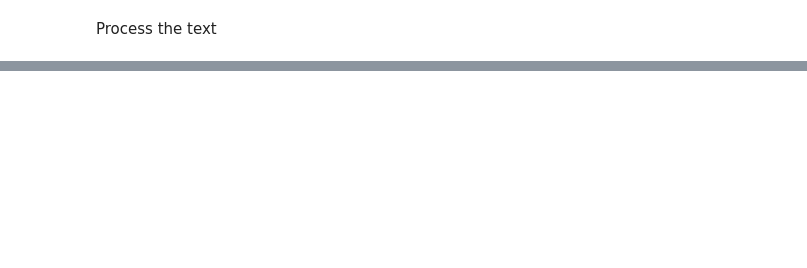
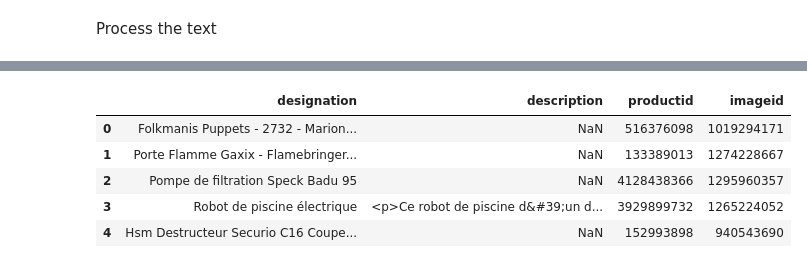
Before and after one commit to gatienc/multimodal_product_data_classification, a Jupyter notebook: notebooks/leon_text_model.ipynb, the cells around one changed output, grey strips where cells are left out. Saved outputs shown, nothing was run; the diff lists cells and outputs as text; code cells hidden in the pictures; blank space fills up the shorter version.

```diff
--- a/notebooks/leon_text_model.ipynb
+++ b/notebooks/leon_text_model.ipynb
@@ -213,0 +213,12 @@ Predicted Label: 2583
+# %%
+X_test = pd.read_csv(filepath+'X_test.csv')
+X_test=X_test.drop(columns="Unnamed: 0")
+# %%
+X_test.head()
+# %% [output]
+|  | designation | description | productid | imageid |
+| 0 | Folkmanis Puppets - 2732 - Marion... | NaN | 516376098 | 1019294171 |
+| 1 | Porte Flamme Gaxix - Flamebringer... | NaN | 133389013 | 1274228667 |
+| 2 | Pompe de filtration Speck Badu 95 | NaN | 4128438366 | 1295960357 |
+| 3 | Robot de piscine électrique | <p>Ce robot de piscine d&#39;un d... | 3929899732 | 1265224052 |
+| 4 | Hsm Destructeur Securio C16 Coupe... | NaN | 152993898 | 940543690 |
```
Also changed, not shown: parts of 14 cells of this notebook.
